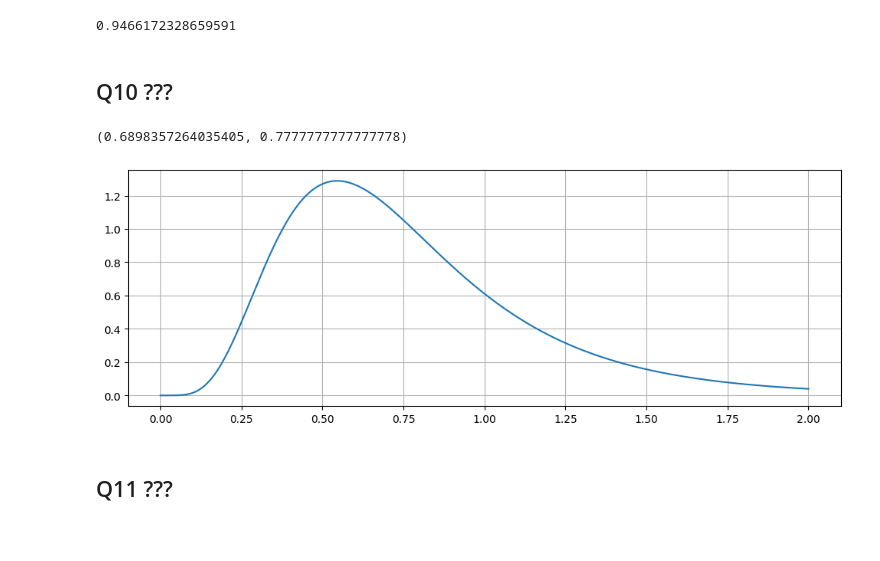
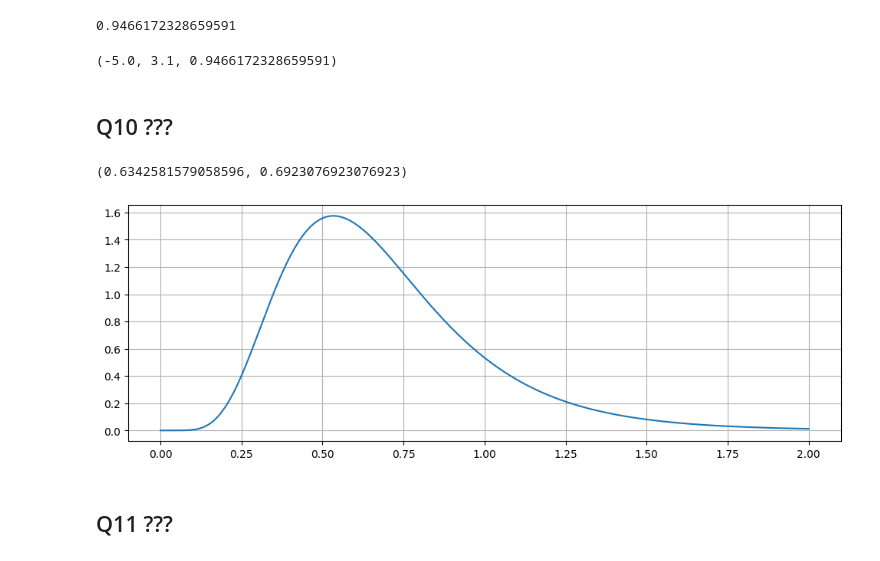
Before and after one commit to zhang-b/ST513_2024S, a Jupyter notebook: quiz_5/notebook.ipynb, the cells around one changed output. Saved outputs shown, nothing was run; the diff lists cells and outputs as text; code cells hidden in the pictures.

Commit message:
test: make sure loc/scale behave as expected

```diff
--- a/quiz_5/notebook.ipynb
+++ b/quiz_5/notebook.ipynb
@@ -17,18 +20,25 @@ stats.norm(loc=-5, scale=3.1).cdf(0)
 # %% [output]
 0.9466172328659591
+# %%
+x = 0
+rv = stats.norm(loc=-5, scale=3.1)
+f = rv.cdf
+rv.mean(), rv.std(), f(x)
+# %% [output]
+(-5.0, 3.1, 0.9466172328659591)
 # %% [markdown]
 ## Q10 ???
 # %%
-rv = stats.betaprime(a=7, b=10)
+rv = stats.betaprime(a=9, b=14)
 f = rv.pdf
 x = np.linspace(0, 2, 500)
 plt.figure(figsize=(12, 4))
 plt.plot(x, f(x))
 plt.grid(visible=True)
 rv.median(), rv.mean()
 # %% [output]
-(0.6898357264035405, 0.7777777777777778)
+(0.6342581579058596, 0.6923076923076923)
-[figure, old version]
+[figure, new version]
 # %% [markdown]
 ## Q11 ???
 # %%
```
Also changed, not shown: parts of 1 cell of this notebook.
